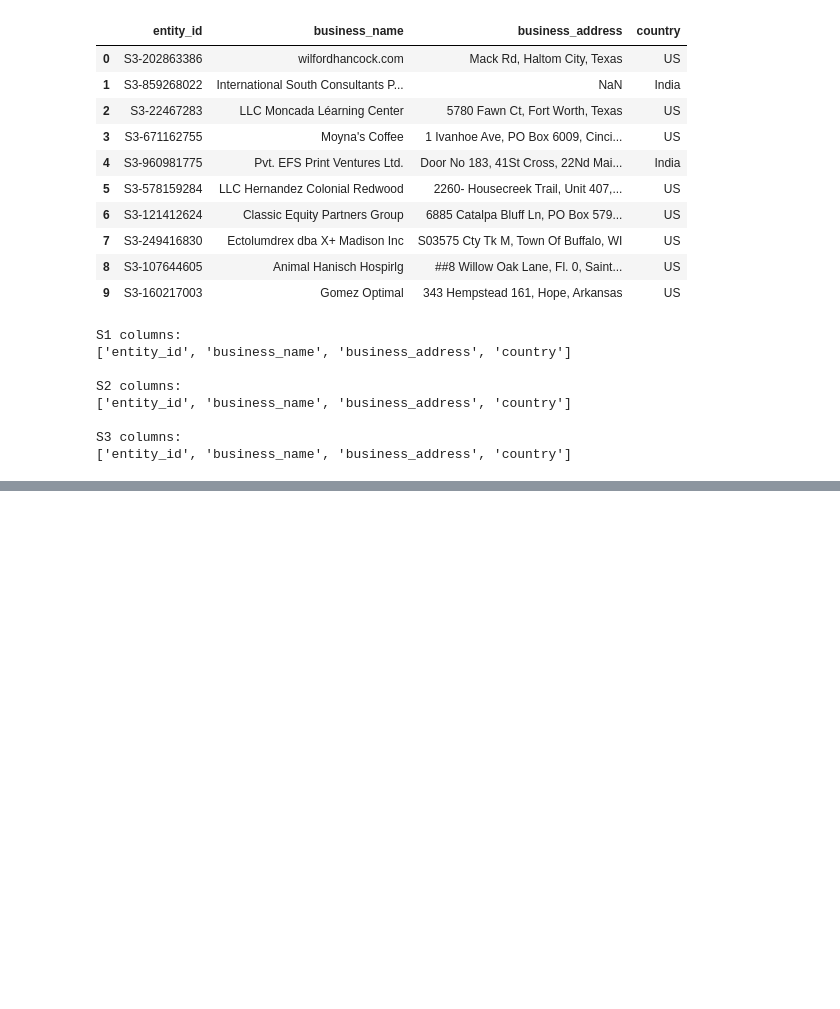
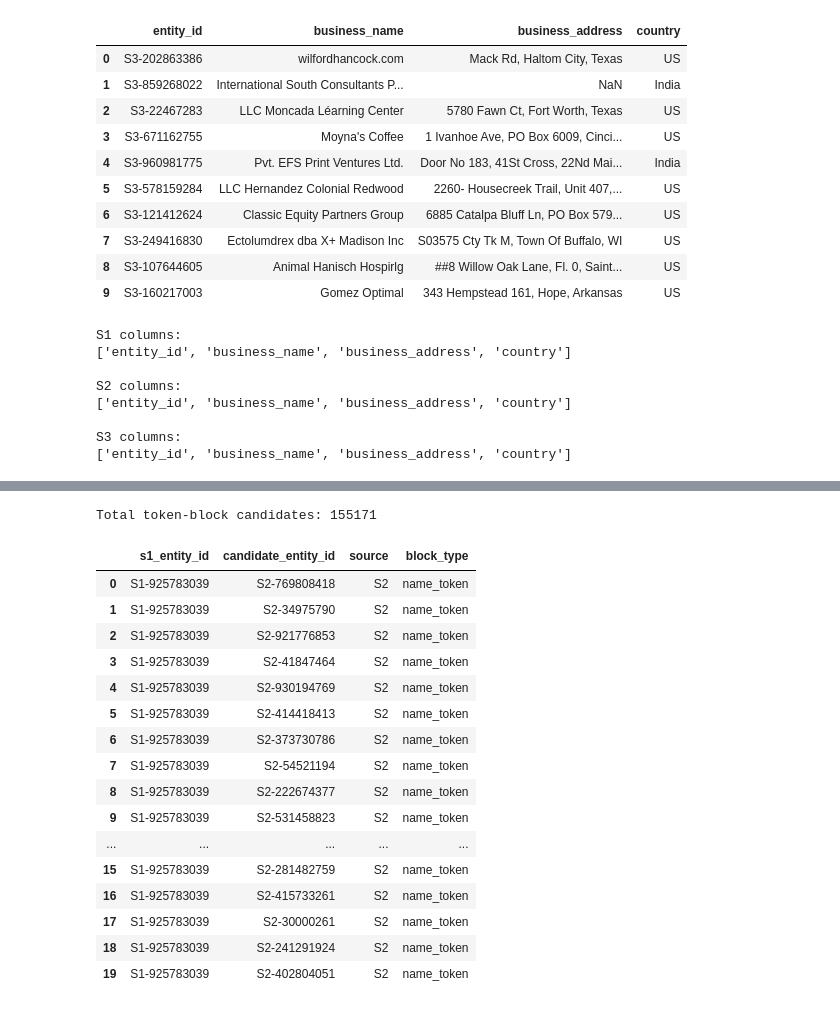
Before and after one commit to Akshu121796/amazon-ml-challenge-2026, a Jupyter notebook: notebooks/blocking.ipynb, the cells around one changed output, grey strips where cells are left out. Saved outputs shown, nothing was run; the diff lists cells and outputs as text; code cells hidden in the pictures; blank space fills up the shorter version.

Commit message:
blocking

```diff
--- a/notebooks/blocking.ipynb
+++ b/notebooks/blocking.ipynb
@@ -111,0 +487,62 @@ Name: 0, dtype: str
+# %%
+def name_token_candidates(s1_df, s2_index, s3_index):
+    candidates = []
+
+    for _, row in s1_df.iterrows():
+
+        s1_id = row["entity_id"]
+        tokens = row["name_tokens"]
+
+        matched_s2 = set()
+        matched_s3 = set()
+
+        for token in tokens:
+            matched_s2.update(s2_index.get(token, set()))
+            matched_s3.update(s3_index.get(token, set()))
+
+        for candidate_id in matched_s2:
+            candidates.append({
+                "s1_entity_id": s1_id,
+                "candidate_entity_id": candidate_id,
+                "source": "S2",
+                "block_type": "name_token"
+            })
+
+        for candidate_id in matched_s3:
+            candidates.append({
+                "s1_entity_id": s1_id,
+                "candidate_entity_id": candidate_id,
+                "source": "S3",
+                "block_type": "name_token"
+            })
+
+    return pd.DataFrame(candidates)
+# %%
+token_candidates_df = name_token_candidates(
+    s1_sample,
+    s2_name_token_index,
+    s3_name_token_index
+)
+
+print("Total token-block candidates:", len(token_candidates_df))
+
+token_candidates_df.head(20)
+# %% [output]
+Total token-block candidates: 155171
+|  | s1_entity_id | candidate_entity_id | source | block_type |
+| 0 | S1-925783039 | S2-769808418 | S2 | name_token |
+| 1 | S1-925783039 | S2-34975790 | S2 | name_token |
+| 2 | S1-925783039 | S2-921776853 | S2 | name_token |
+| 3 | S1-925783039 | S2-41847464 | S2 | name_token |
+| 4 | S1-925783039 | S2-930194769 | S2 | name_token |
+| 5 | S1-925783039 | S2-414418413 | S2 | name_token |
+| 6 | S1-925783039 | S2-373730786 | S2 | name_token |
+| 7 | S1-925783039 | S2-54521194 | S2 | name_token |
+| 8 | S1-925783039 | S2-222674377 | S2 | name_token |
+| 9 | S1-925783039 | S2-531458823 | S2 | name_token |
+| ... | ... | ... | ... | ... |
+| 15 | S1-925783039 | S2-281482759 | S2 | name_token |
+| 16 | S1-925783039 | S2-415733261 | S2 | name_token |
+| 17 | S1-925783039 | S2-30000261 | S2 | name_token |
+| 18 | S1-925783039 | S2-241291924 | S2 | name_token |
+| 19 | S1-925783039 | S2-402804051 | S2 | name_token |
```
Also changed, not shown: parts of 71 cells of this notebook, 1 other file.
